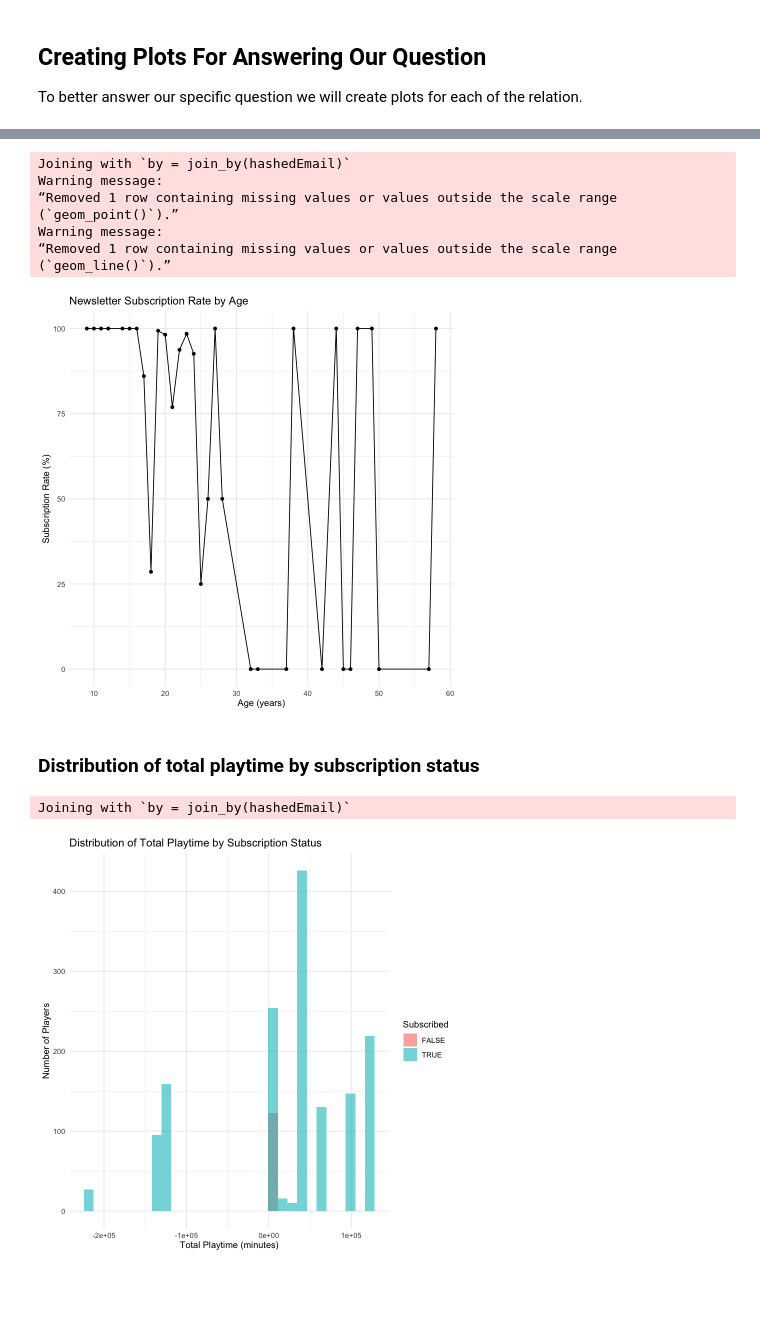
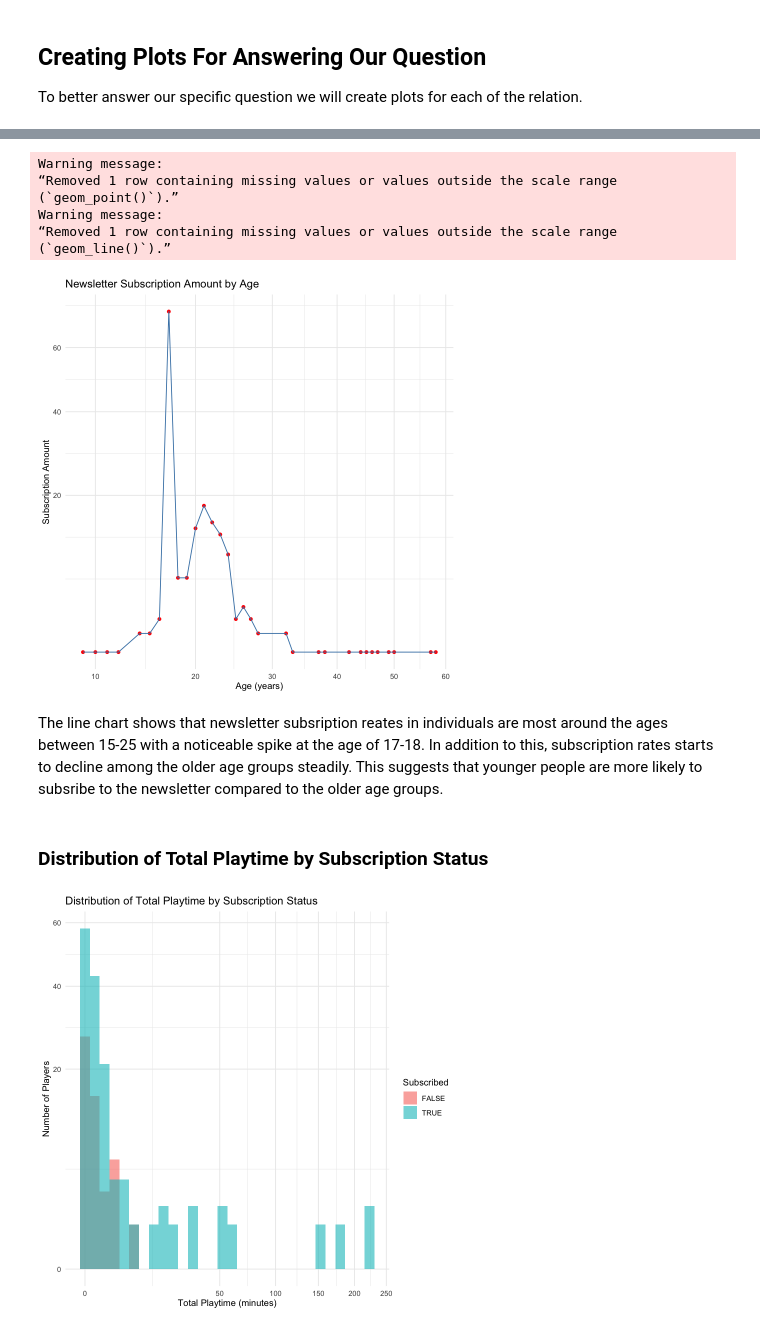
Before and after one commit to tunasayin/dsci100-project, a Jupyter notebook: project.ipynb, the cells around one changed output, grey strips where cells are left out. Drawn from its saved outputs; the diff is of its cells as text; code cells hidden in the pictures; blank space fills up the shorter version.

```diff
--- a/project.ipynb
+++ b/project.ipynb
@@ -194,40 +191,42 @@ Joining with `by = join_by(hashedEmail)`
 # %%
-left_join(players, sessions) %>%
-  group_by(Age) %>%
-  summarise(subscription_rate = mean(subscribe == TRUE) * 100) %>%
-  ggplot(aes(x = Age, y = subscription_rate)) +
-  geom_point() +
-  geom_line() +
+players |>
+  group_by(Age) |>
+  summarise(subscribed_amount = n()) |>
+  ggplot(aes(x = Age, y = subscribed_amount)) +
+  geom_point(color="red") +
+  geom_line(color="steelblue") +
+  scale_y_sqrt() +
+  scale_x_sqrt() +
   labs(
-    title = "Newsletter Subscription Rate by Age",
+    title = "Newsletter Subscription Amount by Age",
     x = "Age (years)",
-    y = "Subscription Rate (%)"
+    y = "Subscription Amount"
   ) +
   theme_minimal()
 # %% [output]
-Joining with `by = join_by(hashedEmail)`
 Warning message:
 “Removed 1 row containing missing values or values outside the scale range
 (`geom_point()`).”
 Warning message:
 “Removed 1 row containing missing values or values outside the scale range
 (`geom_line()`).”
-[figure, old version]
+[figure, new version]
+# %% [markdown]
+The line chart shows that newsletter subsription reates in individuals are most around the ages between 15-25 with a noticeable spike at the age of 17-18. In addition to this, subscription rates starts to decline among the older age groups steadily. This suggests that younger people are more likely to subsribe to the newsletter compared to the older age groups.
 # %% [markdown]
-### Distribution of total playtime by subscription status
+### Distribution of Total Playtime by Subscription Status
 # %%
-left_join(players, sessions) |>
-  group_by(hashedEmail) |>
-  mutate(total_playtime = sum(as.numeric(difftime(end_time, start_time, units = "hours")), na.rm = TRUE)) |>
-  ggplot(aes(x = total_playtime, fill = subscribe)) +
+players |>
+  ggplot(aes(x = played_hours, fill = subscribe)) +
   geom_histogram(position = "identity", alpha = 0.6, bins = 30) +
+  scale_x_sqrt() +
+  scale_y_sqrt() +
   labs(
     title = "Distribution of Total Playtime by Subscription Status",
     x = "Total Playtime (minutes)",
     y = "Number of Players",
     fill = "Subscribed"
   ) +
   theme_minimal()
 # %% [output]
-Joining with `by = join_by(hashedEmail)`
-[figure, old version]
+[figure, new version]
```
Also changed, not shown: parts of 7 cells of this notebook.
